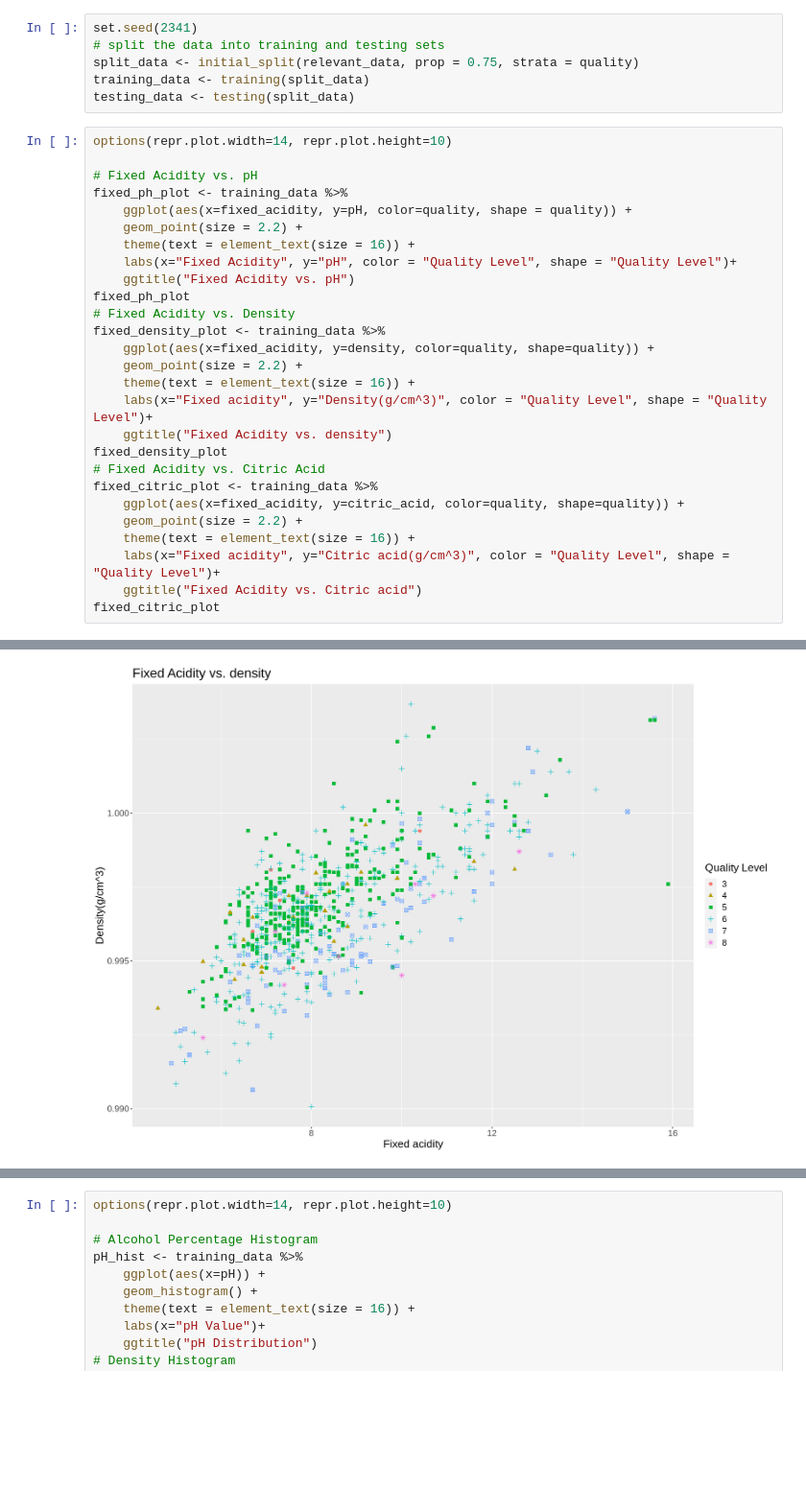
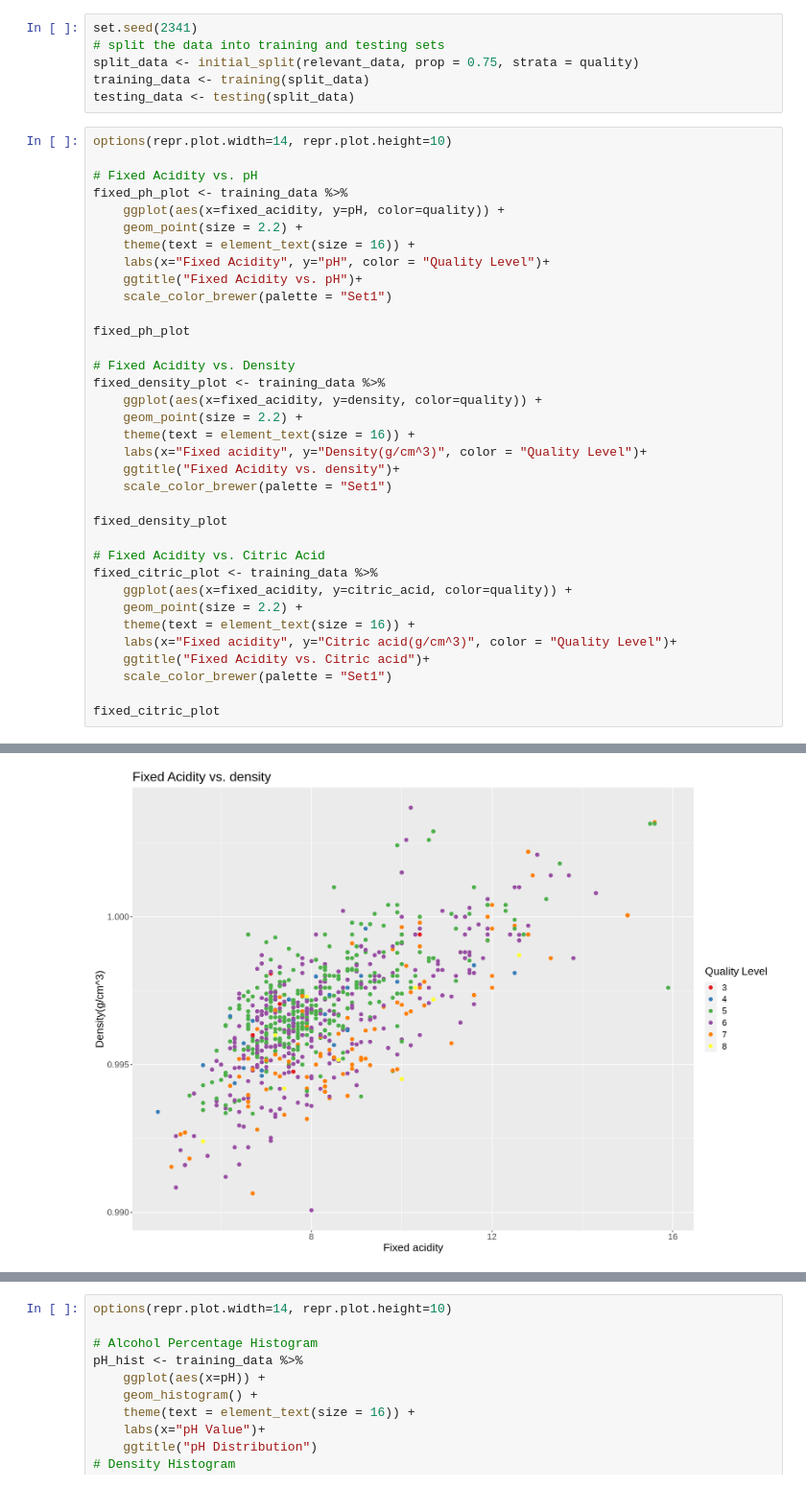
Before and after one commit to allisonml/DSCI-Proposal, a Jupyter notebook: project_proposal.ipynb, the cells around one changed output, grey strips where cells are left out. Shown at 96% size. Saved outputs shown, nothing was run; the diff lists cells and outputs as text; blank space fills up the shorter version.

Commit message:
Changed graphs to cancel out noise
Added color package to the graph and deleted different shapes to make the graph easier to visualize.

```diff
--- a/project_proposal.ipynb
+++ b/project_proposal.ipynb
@@ -123,26 +110,34 @@ options(repr.plot.width=14, repr.plot.height=10)
 
 # Fixed Acidity vs. pH
 fixed_ph_plot <- training_data %>%
-    ggplot(aes(x=fixed_acidity, y=pH, color=quality, shape = quality)) +
+    ggplot(aes(x=fixed_acidity, y=pH, color=quality)) +
     geom_point(size = 2.2) +
     theme(text = element_text(size = 16)) +
-    labs(x="Fixed Acidity", y="pH", color = "Quality Level", shape = "Quality Level")+
-    ggtitle("Fixed Acidity vs. pH")
+    labs(x="Fixed Acidity", y="pH", color = "Quality Level")+
+    ggtitle("Fixed Acidity vs. pH")+
+    scale_color_brewer(palette = "Set1")
+
 fixed_ph_plot
+
 # Fixed Acidity vs. Density
 fixed_density_plot <- training_data %>%
-    ggplot(aes(x=fixed_acidity, y=density, color=quality, shape=quality)) +
+    ggplot(aes(x=fixed_acidity, y=density, color=quality)) +
     geom_point(size = 2.2) +
     theme(text = element_text(size = 16)) +
-    labs(x="Fixed acidity", y="Density(g/cm^3)", color = "Quality Level", shape = "Quality Level")+
-    ggtitle("Fixed Acidity vs. density")
+    labs(x="Fixed acidity", y="Density(g/cm^3)", color = "Quality Level")+
+    ggtitle("Fixed Acidity vs. density")+
+    scale_color_brewer(palette = "Set1")
+
 fixed_density_plot
+
 # Fixed Acidity vs. Citric Acid
 fixed_citric_plot <- training_data %>%
-    ggplot(aes(x=fixed_acidity, y=citric_acid, color=quality, shape=quality)) +
+    ggplot(aes(x=fixed_acidity, y=citric_acid, color=quality)) +
     geom_point(size = 2.2) +
     theme(text = element_text(size = 16)) +
-    labs(x="Fixed acidity", y="Citric acid(g/cm^3)", color = "Quality Level", shape = "Quality Level")+
-    ggtitle("Fixed Acidity vs. Citric acid")
+    labs(x="Fixed acidity", y="Citric acid(g/cm^3)", color = "Quality Level")+
+    ggtitle("Fixed Acidity vs. Citric acid")+
+    scale_color_brewer(palette = "Set1")
+
 fixed_citric_plot
 # %% [output]
@@ -150 +145 @@ fixed_citric_plot
-[figure, old version]
+[figure, new version]
```
Also changed, not shown: parts of 3 cells of this notebook.
